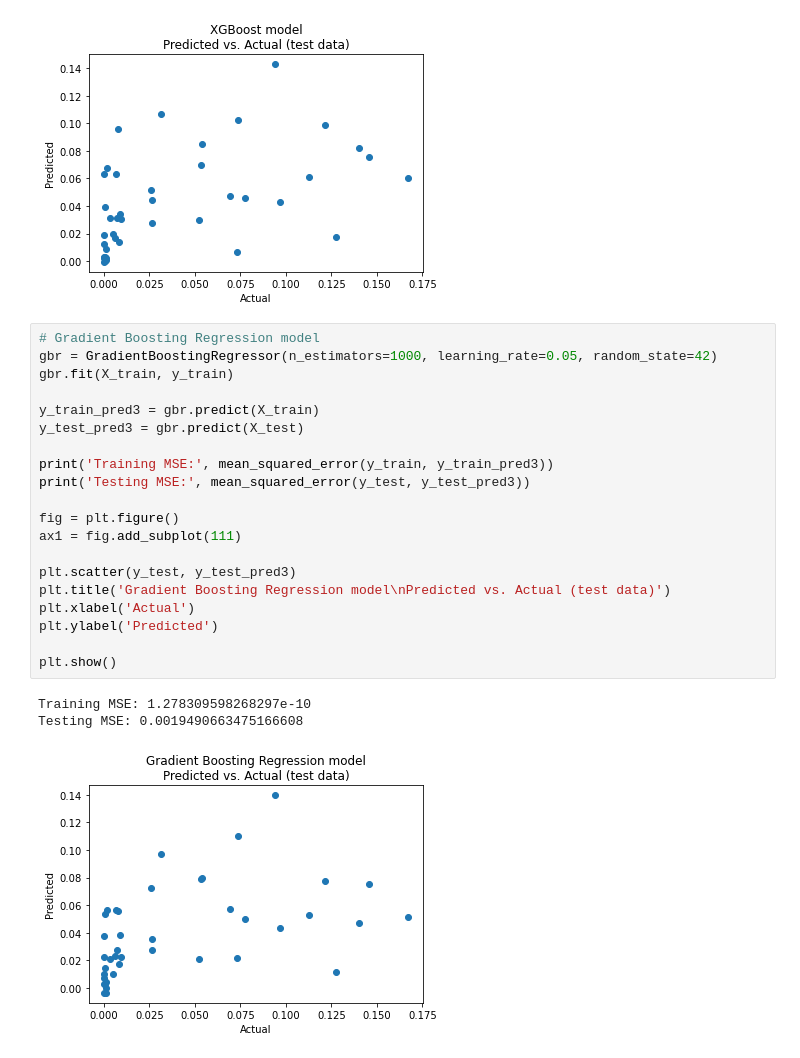
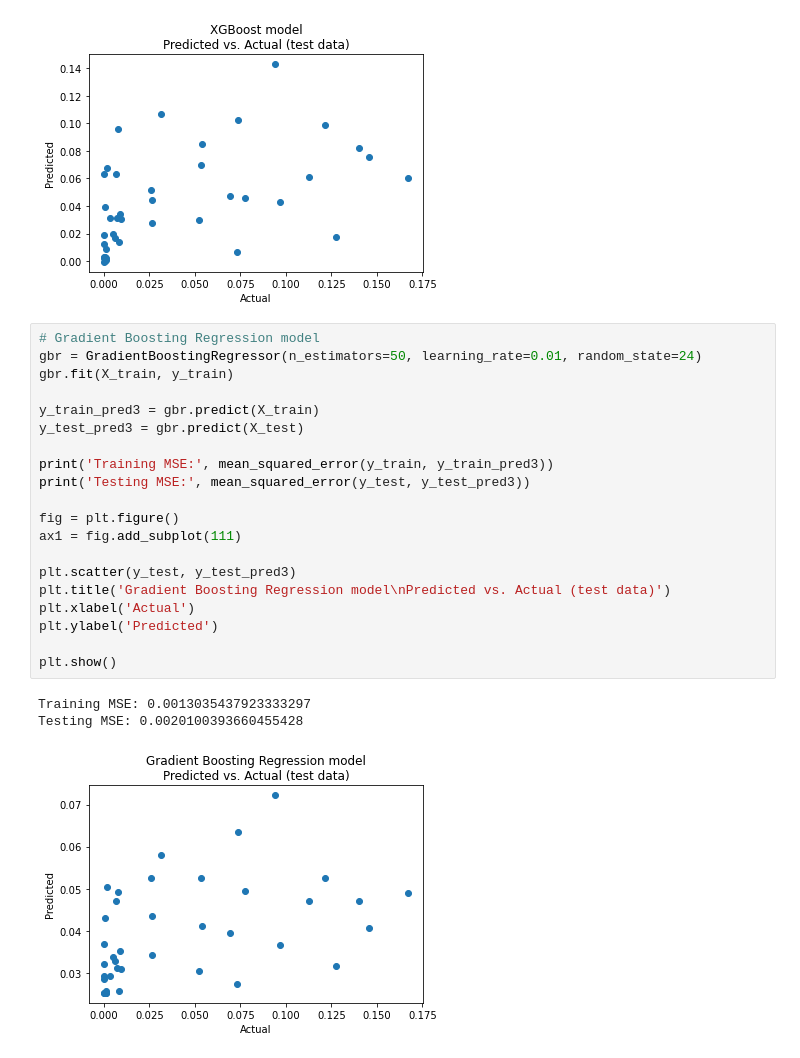
Before and after one commit to maria-jl/BMEN-415, a Jupyter notebook: Models/Regression_Models_Kayla.ipynb, the cells around one changed output. Cells and saved outputs as stored; diff of their text form.

Commit message:
adjusting gradient boosting hyperparameters

```diff
--- a/Models/Regression_Models_Kayla.ipynb
+++ b/Models/Regression_Models_Kayla.ipynb
@@ -70,25 +70,25 @@ Testing MSE: 0.0019438135596719006
 [figure]
 # %%
 # Gradient Boosting Regression model
-gbr = GradientBoostingRegressor(n_estimators=1000, learning_rate=0.05, random_state=42)
+gbr = GradientBoostingRegressor(n_estimators=50, learning_rate=0.01, random_state=24)
 gbr.fit(X_train, y_train)
 
 y_train_pred3 = gbr.predict(X_train)
 y_test_pred3 = gbr.predict(X_test)
 
 print('Training MSE:', mean_squared_error(y_train, y_train_pred3))
 print('Testing MSE:', mean_squared_error(y_test, y_test_pred3))
 
 fig = plt.figure()
 ax1 = fig.add_subplot(111)
 
 plt.scatter(y_test, y_test_pred3)
 plt.title('Gradient Boosting Regression model\nPredicted vs. Actual (test data)')
 plt.xlabel('Actual')
 plt.ylabel('Predicted')
 
 plt.show()
 # %% [output]
-Training MSE: 1.278309598268297e-10
-Testing MSE: 0.0019490663475166608
+Training MSE: 0.0013035437923333297
+Testing MSE: 0.0020100393660455428
-[figure, old version]
+[figure, new version]
```
